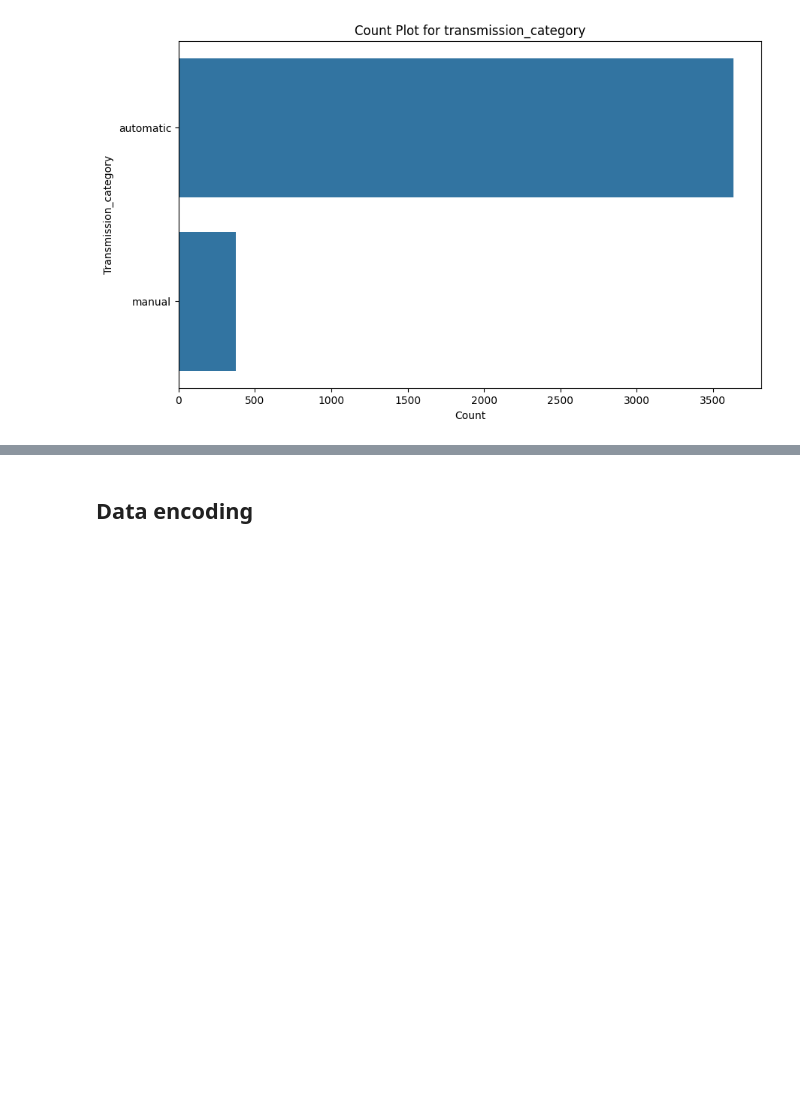
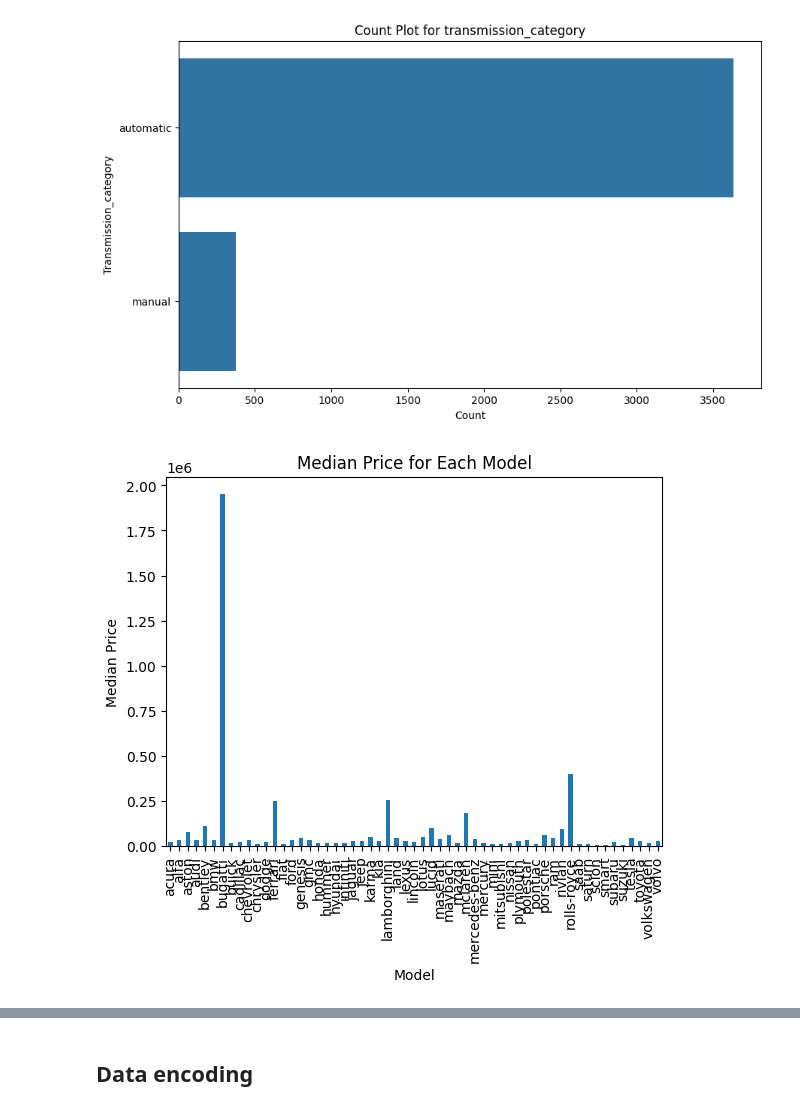
Before and after one commit to MichalKapala/WSI, a Jupyter notebook: cardatapreparation.ipynb, the cells around one changed output, grey strips where cells are left out. Drawn from its saved outputs; the diff is of its cells as text; code cells hidden in the pictures; blank space fills up the shorter version.

```diff
--- a/cardatapreparation.ipynb
+++ b/cardatapreparation.ipynb
@@ -287,3 +302,13 @@ for column in categorical_columns:
 [figure]
 [figure]
 [figure]
+# %%
+median_prices = data.groupby('brand')['price'].median()
+
+median_prices.plot(kind='bar')
+plt.xlabel('Model')
+plt.ylabel('Median Price')
+plt.title('Median Price for Each Model')
+plt.show()
+# %% [output]
+[figure, added]
```
Also changed, not shown: parts of 17 cells of this notebook, 4 other files.
